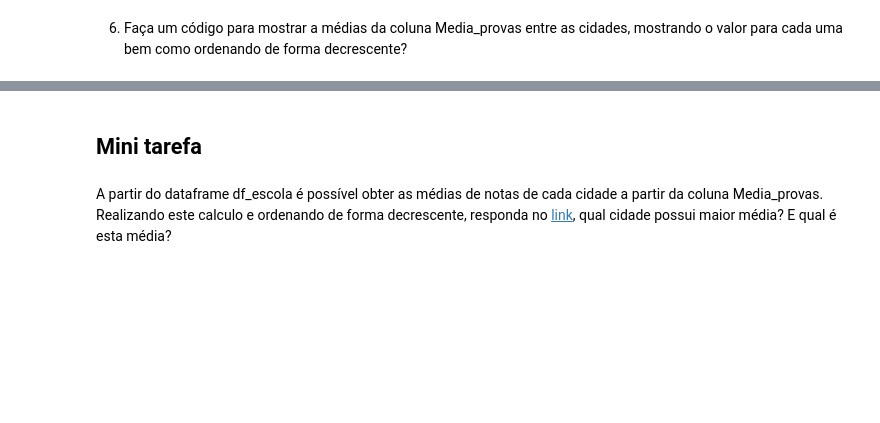
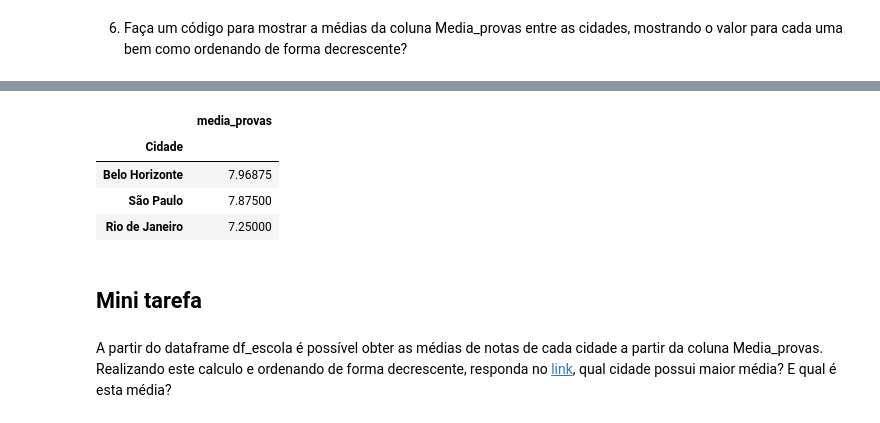
Before and after one commit to caiomiazzi/Ada-iFood_Tecnicas_de_Programacao_I, a Jupyter notebook: Aula 5 - Pandas (EDA).ipynb, the cells around one changed output, grey strips where cells are left out. Saved outputs shown, nothing was run; the diff lists cells and outputs as text; code cells hidden in the pictures; blank space fills up the shorter version.

```diff
--- a/Aula 5 - Pandas (EDA).ipynb
+++ b/Aula 5 - Pandas (EDA).ipynb
@@ -635,3 +538,13 @@ Aluno com a menor nota: Joao Galo
+# %%
+# Outro jeito
+
+df_escola.pivot_table(index='Cidade', values='media_provas', aggfunc='mean').sort_values(by='media_provas', ascending=False)
+# %% [output]
+|  | media_provas |
+| Cidade |  |
+| Belo Horizonte | 7.96875 |
+| São Paulo | 7.87500 |
+| Rio de Janeiro | 7.25000 |
 # %% [markdown]
 ## Mini tarefa
 # %% [markdown]
```
Also changed, not shown: parts of 60 cells of this notebook, 1 other file.
